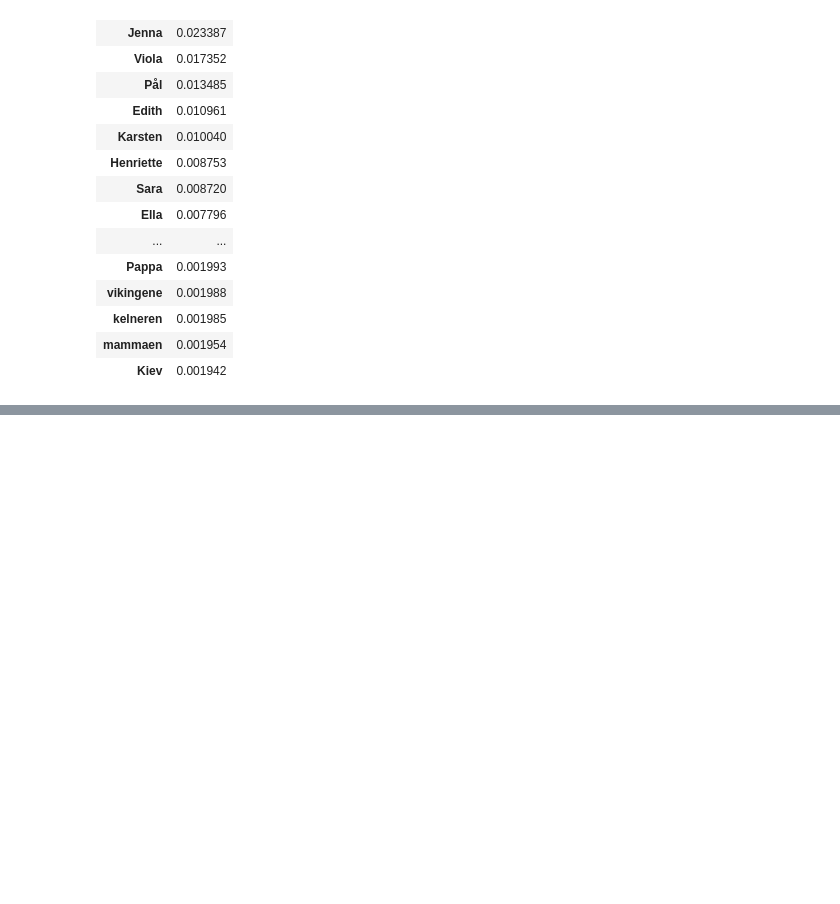
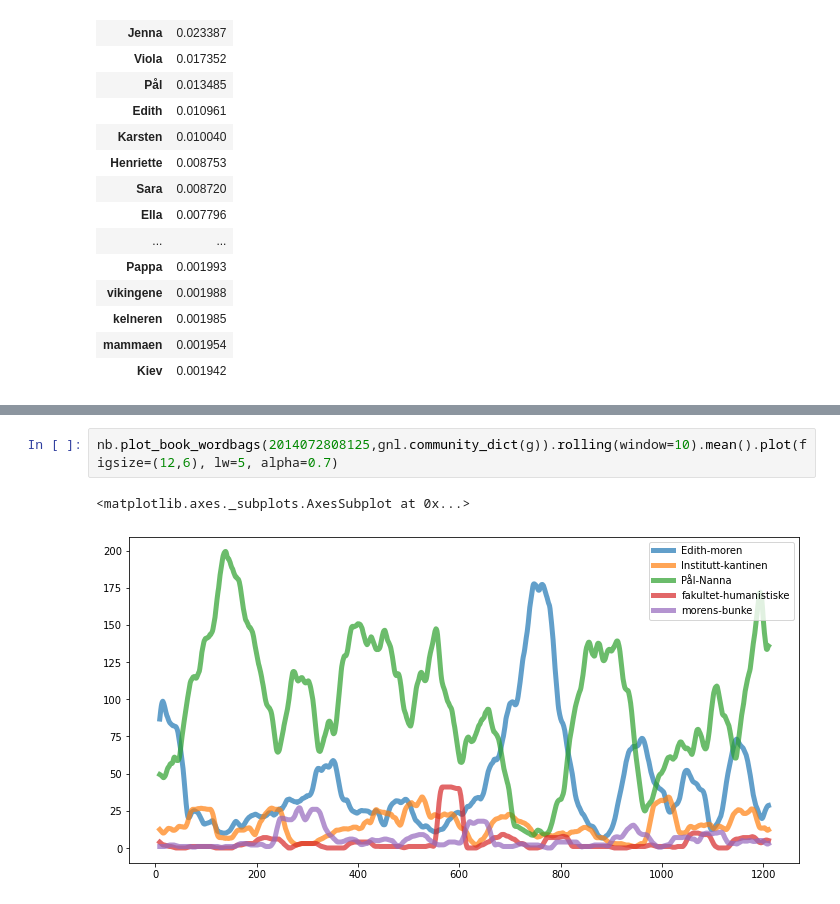
Before and after one commit to Yoonsen/narrative-buer, a Jupyter notebook: narration_Uri.ipynb, the cells around one changed output, grey strips where cells are left out. Saved outputs shown, nothing was run; the diff lists cells and outputs as text; blank space fills up the shorter version.

```diff
--- a/narration_Uri.ipynb
+++ b/narration_Uri.ipynb
@@ -101,0 +315,5 @@ categorize(pmi.index[:200])
+# %%
+nb.plot_book_wordbags(2014072808125,gnl.community_dict(g)).rolling(window=10).mean().plot(figsize=(12,6), lw=5, alpha=0.7)
+# %% [output]
+<matplotlib.axes._subplots.AxesSubplot at 0x...>
+[figure, added]
```
Also changed, not shown: parts of 28 cells of this notebook, 1 other file.
